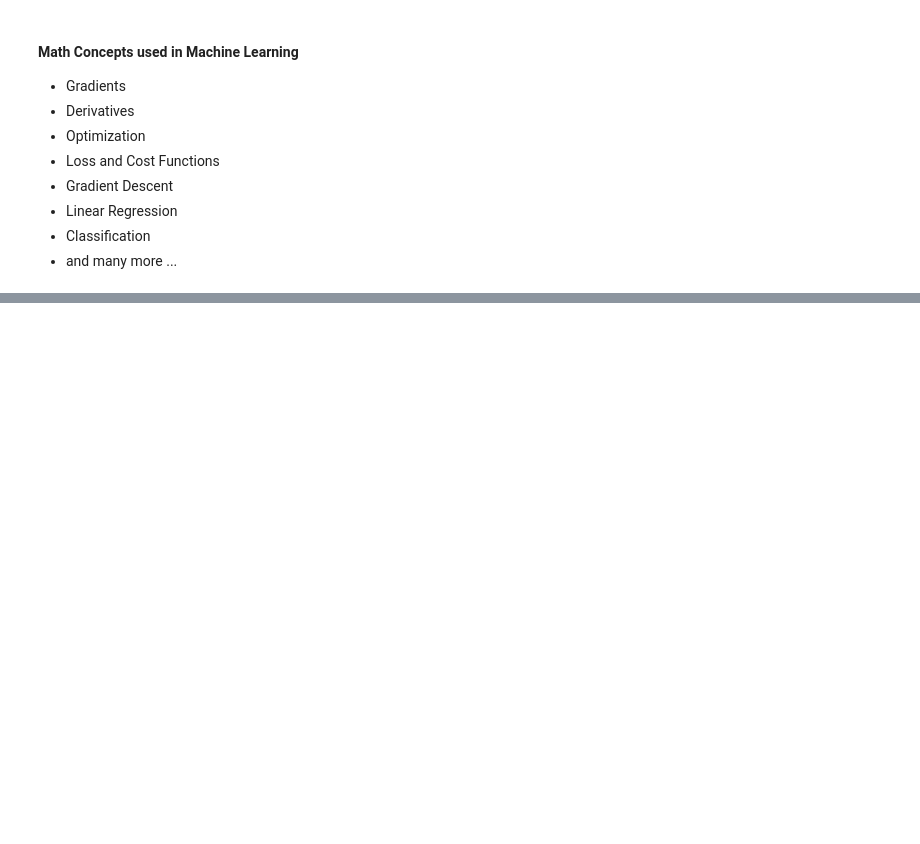
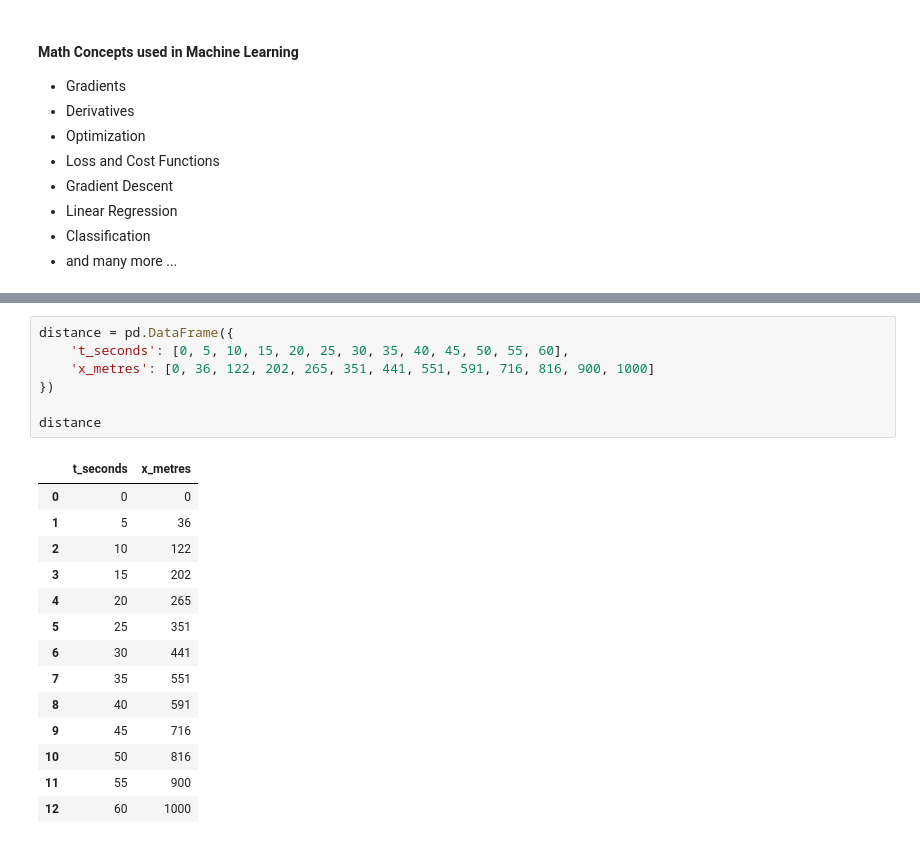
Before and after one commit to PaulToronto/DeepLearning-AI---Mathematics-for-Machine-Learning-and-Data-Science, a Jupyter notebook: 2_1_Derivatives_and_Optimization.ipynb, the cells around one changed output, grey strips where cells are left out. Drawn from its saved outputs; the diff is of its cells as text; blank space fills up the shorter version.

```diff
--- a/2_1_Derivatives_and_Optimization.ipynb
+++ b/2_1_Derivatives_and_Optimization.ipynb
@@ -112,0 +121,22 @@ plt.show()
+# %%
+distance = pd.DataFrame({
+    't_seconds': [0, 5, 10, 15, 20, 25, 30, 35, 40, 45, 50, 55, 60],
+    'x_metres': [0, 36, 122, 202, 265, 351, 441, 551, 591, 716, 816, 900, 1000]
+})
+
+distance
+# %% [output]
+|  | t_seconds | x_metres |
+| 0 | 0 | 0 |
+| 1 | 5 | 36 |
+| 2 | 10 | 122 |
+| 3 | 15 | 202 |
+| 4 | 20 | 265 |
+| 5 | 25 | 351 |
+| 6 | 30 | 441 |
+| 7 | 35 | 551 |
+| 8 | 40 | 591 |
+| 9 | 45 | 716 |
+| 10 | 50 | 816 |
+| 11 | 55 | 900 |
+| 12 | 60 | 1000 |
```
Also changed, not shown: parts of 18 cells of this notebook.
